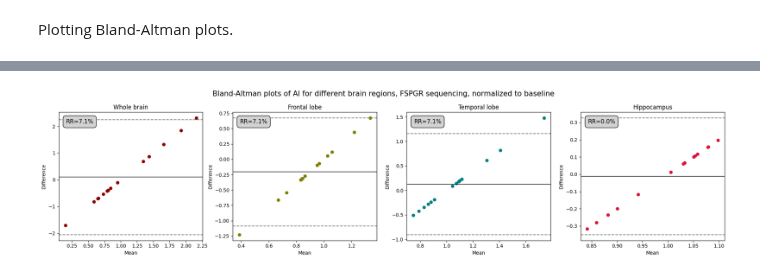
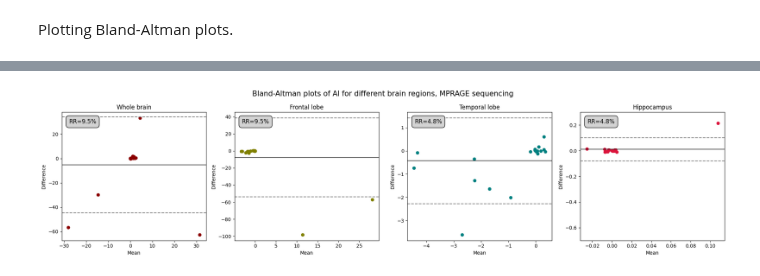
Before and after one commit to Crtox/asymmetryAD, a Jupyter notebook: code/test_retest.ipynb, the cells around one changed output, grey strips where cells are left out. Saved outputs shown, nothing was run; the diff lists cells and outputs as text; code cells hidden in the pictures.

```diff
--- a/code/test_retest.ipynb
+++ b/code/test_retest.ipynb
@@ -1016,81 +1086,69 @@ Plotting Bland-Altman plots.
 # %%
-fig, axes = plt.subplots(1, 4, figsize=(20, 5))
+fig, axes = plt.subplots(1, 4, figsize=(20, 5))  # 1 row, 4 columns
 
-axes[0].scatter(means_whole_brain_fspgr_normalized, diffs_whole_brain_fspgr_normalized, color='darkred', marker='o')
+# Plot for Whole brain
+axes[0].scatter(means_whole_brain_mprage, diffs_whole_brain_mprage, color='darkred', marker='o')
 axes[0].set_title('Whole brain')
 axes[0].set_xlabel('Mean')
 axes[0].set_ylabel('Difference')
-axes[0].axhline(mean_whole_brain_fspgr_normalized, color='black', alpha=0.7, linestyle='-')
-axes[0].axhline(LOA_whole_brain_fspgr_normalized[0], color='gray', linestyle='--')
-axes[0].axhline(LOA_whole_brain_fspgr_normalized[1], color='gray', linestyle='--')
+axes[0].axhline(mean_whole_brain_mprage, color='black', alpha=0.7, linestyle='-')
+axes[0].axhline(LOA_whole_brain_mprage[0], color='gray', linestyle='--')
+axes[0].axhline(LOA_whole_brain_mprage[1], color='gray', linestyle='--')
 axes[0].text(
-    0.05,  # x-coordinate in axes fraction (0 is left, 1 is right)
-    0.95,  # y-coordinate in axes fraction (0 is bottom, 1 is top)
-    s=f'RR={RR_whole_brain_fspgr_normalized:.1f}%',
-    fontsize=12,
-    color='black',
+    0.05, 0.95, s=f'RR={RR_whole_brain_mprage:.1f}%', fontsize=12, color='black',
     bbox=dict(facecolor='lightgrey', edgecolor='black', boxstyle='round,pad=0.5'),
-    transform=axes[0].transAxes,
-    verticalalignment='top'
+    transform=axes[0].transAxes, verticalalignment='top'
 )
+axes[0].set_ylim(bottom=min(0, axes[0].get_ylim()[0]), top=max(0, axes[0].get_ylim()[1]))
 
-axes[1].scatter(means_frontal_lobe_fspgr_normalized, diffs_frontal_lobe_fspgr_normalized, color='olive', marker='o')
+# Plot for Frontal lobe
+axes[1].scatter(means_frontal_lobe_mprage, diffs_frontal_lobe_mprage, color='olive', marker='o')
 axes[1].set_title('Frontal lobe')
 axes[1].set_xlabel('Mean')
 axes[1].set_ylabel('Difference')
-axes[1].axhline(mean_frontal_lobe_fspgr_normalized, color='black', alpha=0.7, linestyle='-')
-axes[1].axhline(LOA_frontal_lobe_fspgr_normalized[0], color='gray', linestyle='--')
-axes[1].axhline(LOA_frontal_lobe_fspgr_normalized[1], color='gray', linestyle='--')
+axes[1].axhline(mean_frontal_lobe_mprage, color='black', alpha=0.7, linestyle='-')
+axes[1].axhline(LOA_frontal_lobe_mprage[0], color='gray', linestyle='--')
+axes[1].axhline(LOA_frontal_lobe_mprage[1], color='gray', linestyle='--')
 axes[1].text(
-    0.05,  # x-coordinate in axes fraction (0 is left, 1 is right)
-    0.95,  # y-coordinate in axes fraction (0 is bottom, 1 is top)
-    s=f'RR={RR_frontal_lobe_fspgr_normalized:.1f}%',
-    fontsize=12,
-    color='black',
+    0.05, 0.95, s=f'RR={RR_frontal_lobe_mprage:.1f}%', fontsize=12, color='black',
     bbox=dict(facecolor='lightgrey', edgecolor='black', boxstyle='round,pad=0.5'),
-    transform=axes[1].transAxes,
-    verticalalignment='top'
+    transform=axes[1].transAxes, verticalalignment='top'
 )
+axes[1].set_ylim(bottom=min(0, axes[1].get_ylim()[0]), top=max(0, axes[1].get_ylim()[1]))
 
-axes[2].scatter(means_temporal_lobe_fspgr_normalized, diffs_temporal_lobe_fspgr_normalized, color='teal', marker='o')
+# Plot for Temporal lobe
+axes[2].scatter(means_temporal_lobe_mprage, diffs_temporal_lobe_mprage, color='teal', marker='o')
 axes[2].set_title('Temporal lobe')
 axes[2].set_xlabel('Mean')
 axes[2].set_ylabel('Difference')
-axes[2].axhline(mean_temporal_lobe_fspgr_normalized, color='black', alpha=0.7, linestyle='-')
-axes[2].axhline(LOA_temporal_lobe_fspgr_normalized[0], color='gray', linestyle='--')
-axes[2].axhline(LOA_temporal_lobe_fspgr_normalized[1], color='gray', linestyle='--')
+axes[2].axhline(mean_temporal_lobe_mprage, color='black', alpha=0.7, linestyle='-')
+axes[2].axhline(LOA_temporal_lobe_mprage[0], color='gray', linestyle='--')
+axes[2].axhline(LOA_temporal_lobe_mprage[1], color='gray', linestyle='--')
 axes[2].text(
-    0.05,  # x-coordinate in axes fraction (0 is left, 1 is right)
-    0.95,  # y-coordinate in axes fraction (0 is bottom, 1 is top)
-    s=f'RR={RR_temporal_lobe_fspgr_normalized:.1f}%',
-    fontsize=12,
-    color='black',
+    0.05, 0.95, s=f'RR={RR_temporal_lobe_mprage:.1f}%', fontsize=12, color='black',
     bbox=dict(facecolor='lightgrey', edgecolor='black', boxstyle='round,pad=0.5'),
-    transform=axes[2].transAxes,
-    verticalalignment='top'
+    transform=axes[2].transAxes, verticalalignment='top'
 )
+axes[2].set_ylim(bottom=min(0, axes[2].get_ylim()[0]), top=max(0, axes[2].get_ylim()[1]))
 
-axes[3].scatter(means_hippocampus_fspgr_normalized, diffs_hippocampus_fspgr_normalized, color='crimson', marker='o')
+# Plot for Hippocampus
+axes[3].scatter(means_hippocampus_mprage, diffs_hippocampus_mprage, color='crimson', marker='o')
 axes[3].set_title('Hippocampus')
 axes[3].set_xlabel('Mean')
 axes[3].set_ylabel('Difference')
-axes[3].axhline(mean_hippocampus_fspgr_normalized, color='black', alpha=0.7, linestyle='-')
-axes[3].axhline(LOA_hippocampus_fspgr_normalized[0], color='gray', linestyle='--')
-axes[3].axhline(LOA_hippocampus_fspgr_normalized[1], color='gray', linestyle='--')
+axes[3].axhline(mean_hippocampus_mprage, color='black', alpha=0.7, linestyle='-')
+axes[3].axhline(LOA_hippocampus_mprage[0], color='gray', linestyle='--')
+axes[3].axhline(LOA_hippocampus_mprage[1], color='gray', linestyle='--')
 axes[3].text(
-    0.05,  # x-coordinate in axes fraction (0 is left, 1 is right)
-    0.95,  # y-coordinate in axes fraction (0 is bottom, 1 is top)
-    s=f'RR={RR_hippocampus_fspgr_normalized:.1f}%',
-    fontsize=12,
-    color='black',
+    0.05, 0.95, s=f'RR={RR_hippocampus_mprage:.1f}%', fontsize=12, color='black',
     bbox=dict(facecolor='lightgrey', edgecolor='black', boxstyle='round,pad=0.5'),
-    transform=axes[3].transAxes,
-    verticalalignment='top'
+    transform=axes[3].transAxes, verticalalignment='top'
 )
+axes[3].set_ylim(-0.7, 0.3)
 
-plt.suptitle('Bland-Altman plots of AI for different brain regions, FSPGR sequencing, normalized to baseline', fontsize=15)
+plt.suptitle('Bland-Altman plots of AI for different brain regions, MPRAGE sequencing', fontsize=15)
 plt.tight_layout()
-plt.savefig(savePath + 'retry/bland-altman_fspgr_normalized.png')
+#plt.savefig(savePath + 'retry/bland-altman_mprage.png')
 plt.show()
 # %% [output]
-[figure, old version]
+[figure, new version]
```
Also changed, not shown: parts of 4 cells of this notebook, 4 other files.
